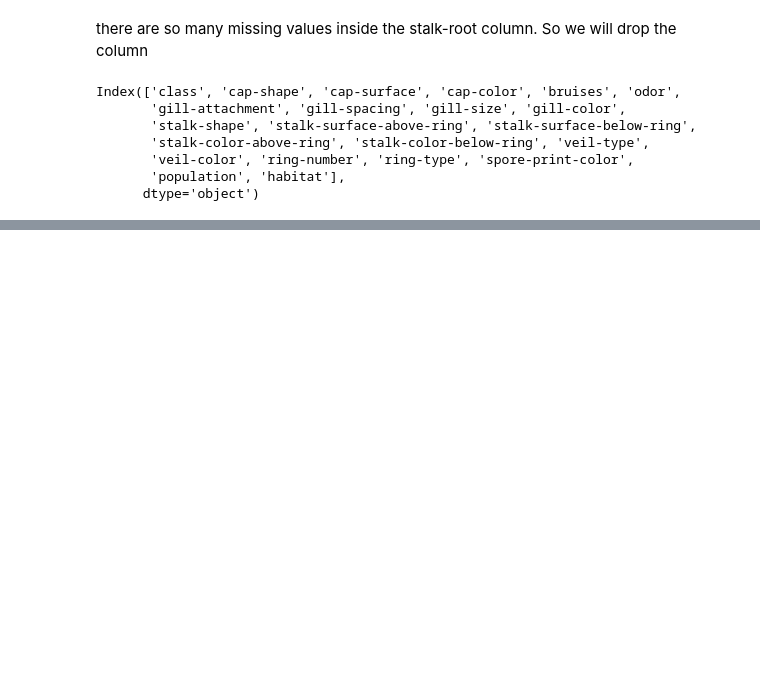
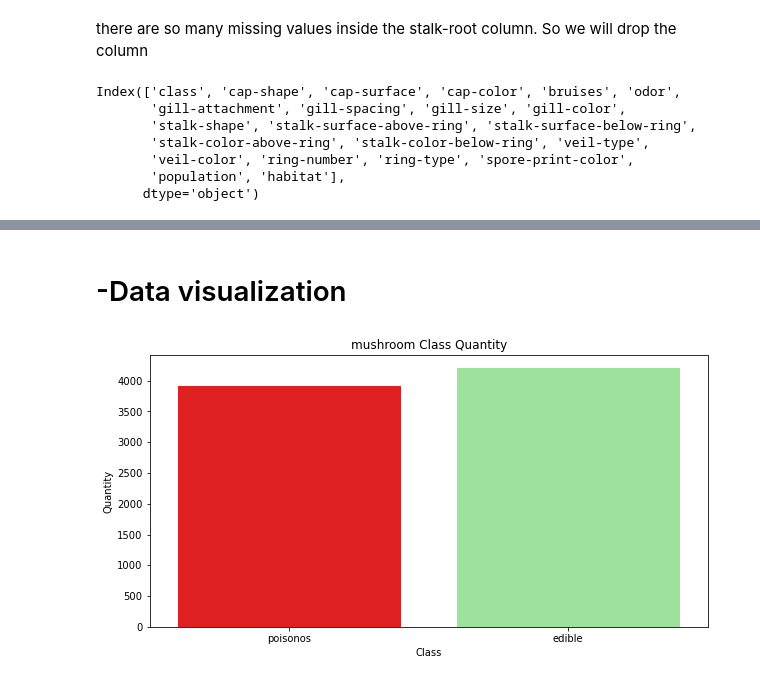
Before and after one commit to Syamkrishna123/case_study_on_probability, a Jupyter notebook: case_study_on_probability.ipynb, the cells around one changed output, grey strips where cells are left out. Cells and saved outputs as stored; diff of their text form; code cells hidden in the pictures; blank space fills up the shorter version.

Commit message:
data visualization

```diff
--- a/case_study_on_probability.ipynb
+++ b/case_study_on_probability.ipynb
@@ -136,0 +113,16 @@ for feature in df.columns:
+# %% [markdown]
+# -Data visualization
+# %%
+def plot_col(col,hue= None,color=['red','lightgreen'], labels= None):
+    fig,ax= plt.subplots(figsize=(10,5))
+    sns.countplot(col, hue= hue, palette= color, data=df,ax=ax)
+    ax.set(title= f"mushroom {col.title()} Quantity",xlabel= f"{col.title()}", ylabel= 'Quantity')
+    if labels != None:
+        ax.set_xticklabels(labels)
+    if hue!= None:
+        ax.legend(('poisonos','edible'), loc=0)
+# %%
+class_dict= ('poisonos','edible')
+plot_col(col='class', labels= class_dict)
+# %% [output]
+[figure, added]
```
Also changed, not shown: parts of 9 cells of this notebook.
